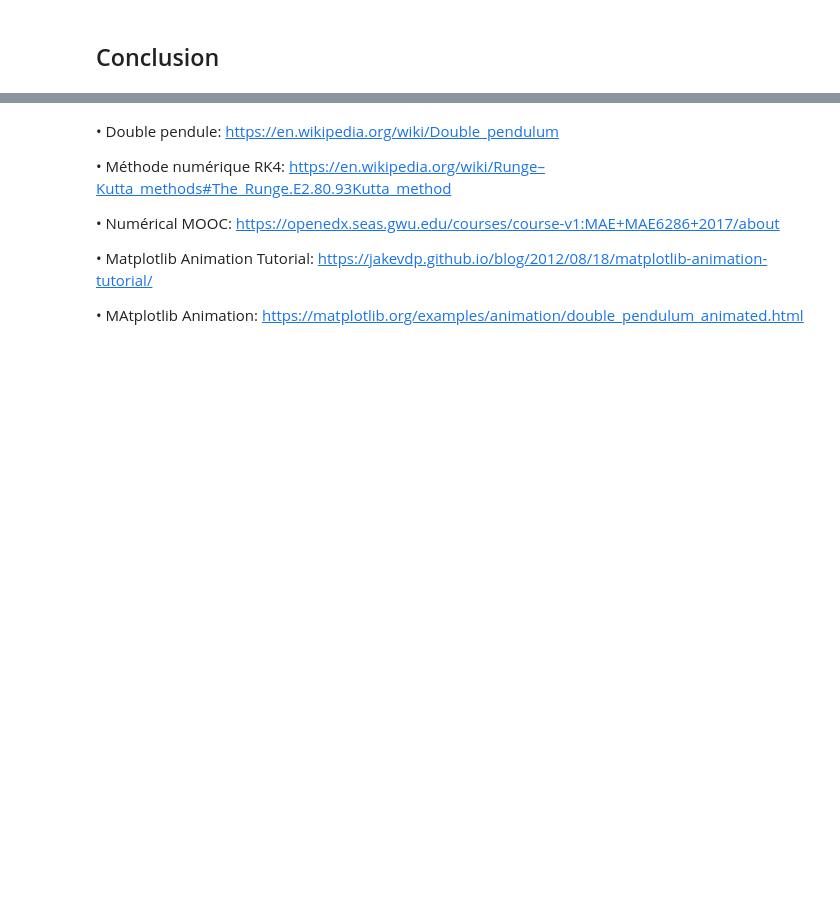
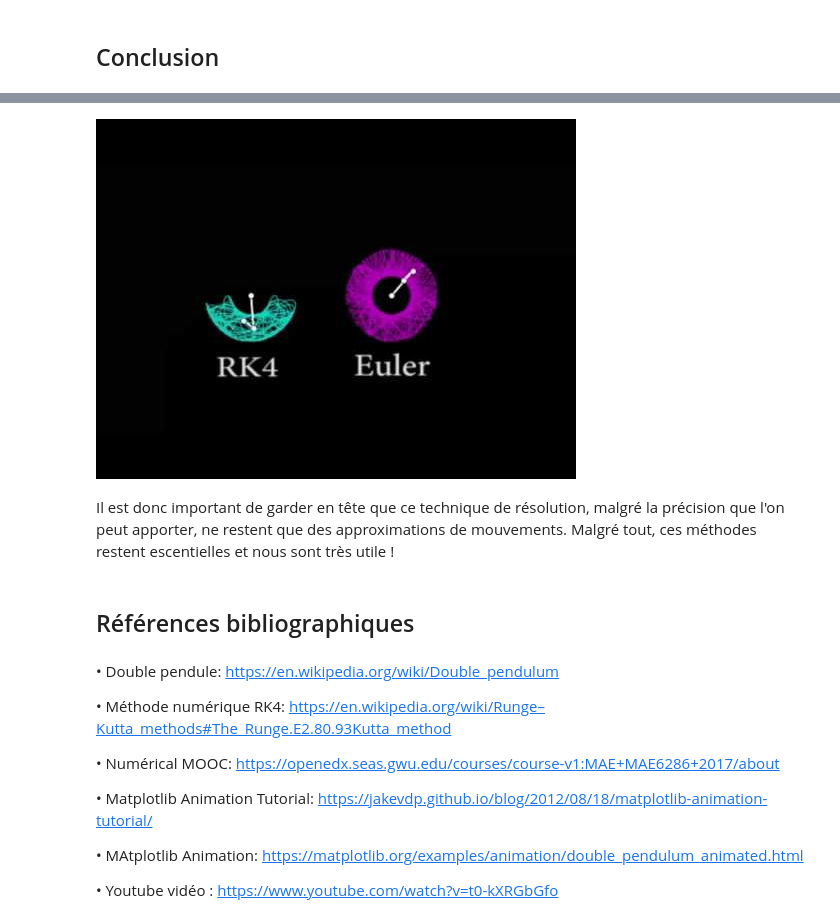
Before and after one commit to luciouw/first_repo-1, a Jupyter notebook: Double_pendule.ipynb, the cells around one changed output, grey strips where cells are left out. Cells and saved outputs as stored; diff of their text form; code cells hidden in the pictures; blank space fills up the shorter version.

```diff
--- a/Double_pendule.ipynb
+++ b/Double_pendule.ipynb
@@ -423,3 +429,13 @@ HTML(ani.to_html5_video())
+# %%
+from IPython.display import YouTubeVideo
+id='t0-kXRGbGfo'
+YouTubeVideo(id=id,width=600,height=300)
+# %% [output]
+[figure, added]
+# %% [markdown]
+Il est donc important de garder en tête que ce technique de résolution, malgré la précision que l'on peut apporter, ne restent que des approximations de mouvements. Malgré tout, ces méthodes restent escentielles et nous sont très utile !
+# %% [markdown]
+## Références bibliographiques
 # %% [markdown]
 • Double pendule: https://en.wikipedia.org/wiki/Double_pendulum
 
@@ -430,3 +446,5 @@ HTML(ani.to_html5_video())
 • Matplotlib Animation Tutorial: https://jakevdp.github.io/blog/2012/08/18/matplotlib-animation-tutorial/
 
 • MAtplotlib Animation: https://matplotlib.org/examples/animation/double_pendulum_animated.html
+
+• Youtube vidéo : https://www.youtube.com/watch?v=t0-kXRGbGfo
```
Also changed, not shown: parts of 8 cells of this notebook.
